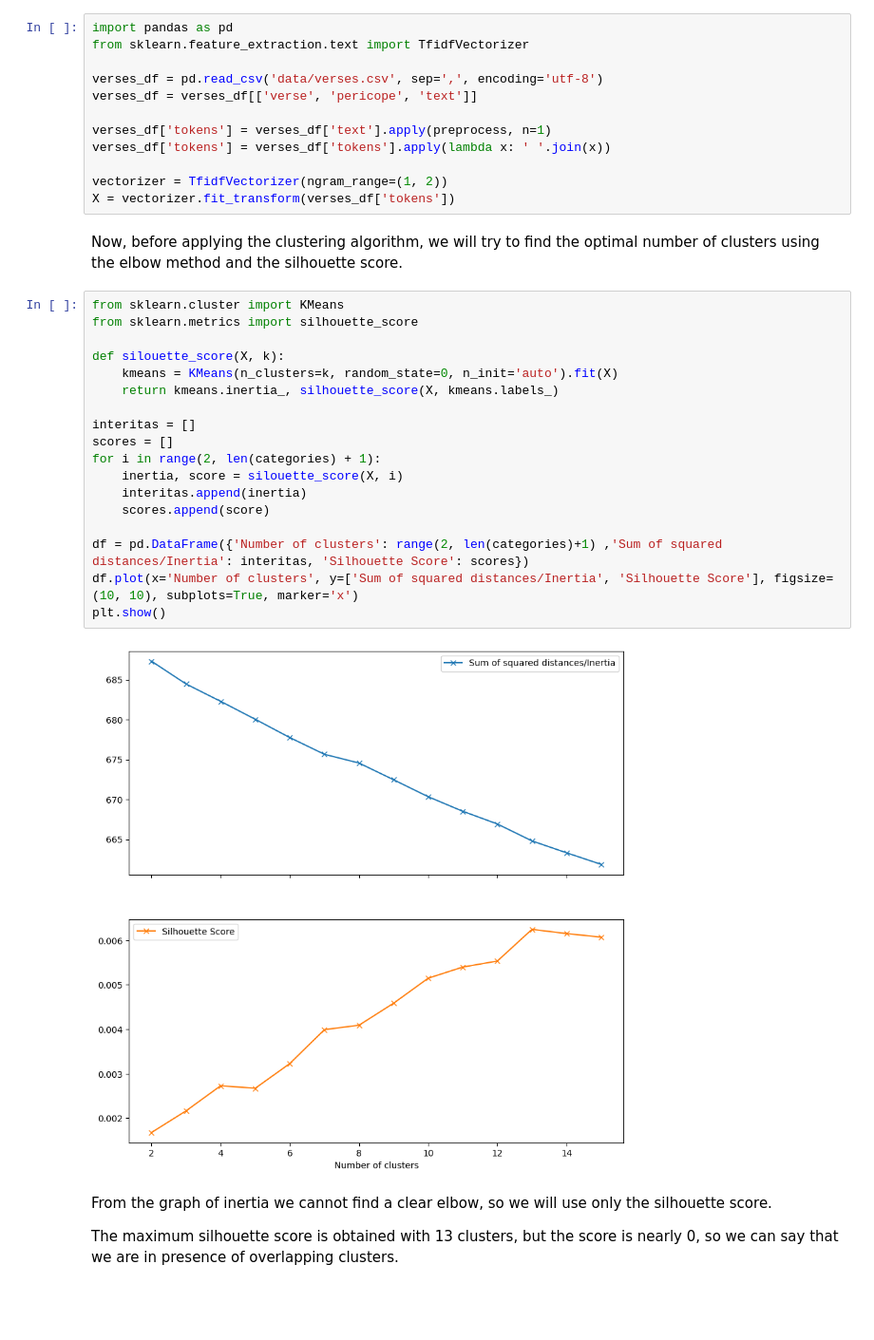
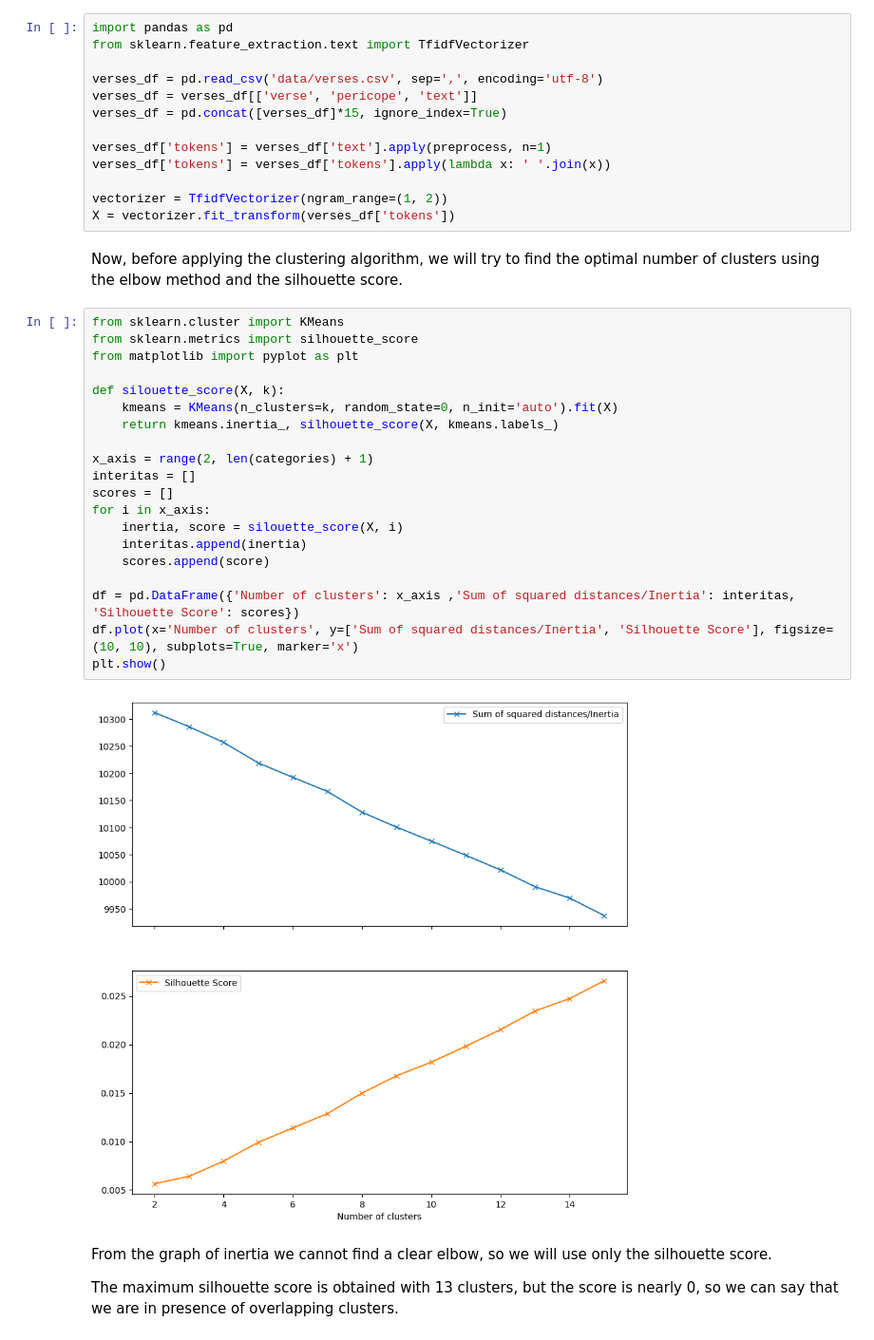
Before and after one commit to rik1599/advanced-data-science-2023, a Jupyter notebook: bible-nlp/bible-nlp.ipynb, the cells around one changed output. Shown: that part at 95% size. Cells and saved outputs as stored; diff of their text form; blank space fills up the shorter version.

```diff
--- a/bible-nlp/bible-nlp.ipynb
+++ b/bible-nlp/bible-nlp.ipynb
@@ -389,6 +544,7 @@ from sklearn.feature_extraction.text import TfidfVectorizer
 
 verses_df = pd.read_csv('data/verses.csv', sep=',', encoding='utf-8')
 verses_df = verses_df[['verse', 'pericope', 'text']]
+verses_df = pd.concat([verses_df]*15, ignore_index=True)
 
 verses_df['tokens'] = verses_df['text'].apply(preprocess, n=1)
 verses_df['tokens'] = verses_df['tokens'].apply(lambda x: ' '.join(x))
@@ -400,23 +556,25 @@ Now, before applying the clustering algorithm, we will try to find the optimal n
 # %%
 from sklearn.cluster import KMeans
 from sklearn.metrics import silhouette_score
+from matplotlib import pyplot as plt
 
 def silouette_score(X, k):
     kmeans = KMeans(n_clusters=k, random_state=0, n_init='auto').fit(X)
     return kmeans.inertia_, silhouette_score(X, kmeans.labels_)
 
+x_axis = range(2, len(categories) + 1)
 interitas = []
 scores = []
-for i in range(2, len(categories) + 1):
+for i in x_axis:
     inertia, score = silouette_score(X, i)
     interitas.append(inertia)
     scores.append(score)
 
-df = pd.DataFrame({'Number of clusters': range(2, len(categories)+1) ,'Sum of squared distances/Inertia': interitas, 'Silhouette Score': scores})
+df = pd.DataFrame({'Number of clusters': x_axis ,'Sum of squared distances/Inertia': interitas, 'Silhouette Score': scores})
 df.plot(x='Number of clusters', y=['Sum of squared distances/Inertia', 'Silhouette Score'], figsize=(10, 10), subplots=True, marker='x')
 plt.show()
 # %% [output]
-[figure, old version]
+[figure, new version]
 # %% [markdown]
 From the graph of inertia we cannot find a clear elbow, so we will use only the silhouette score.
 
```
Also changed, not shown: parts of 20 cells of this notebook.
